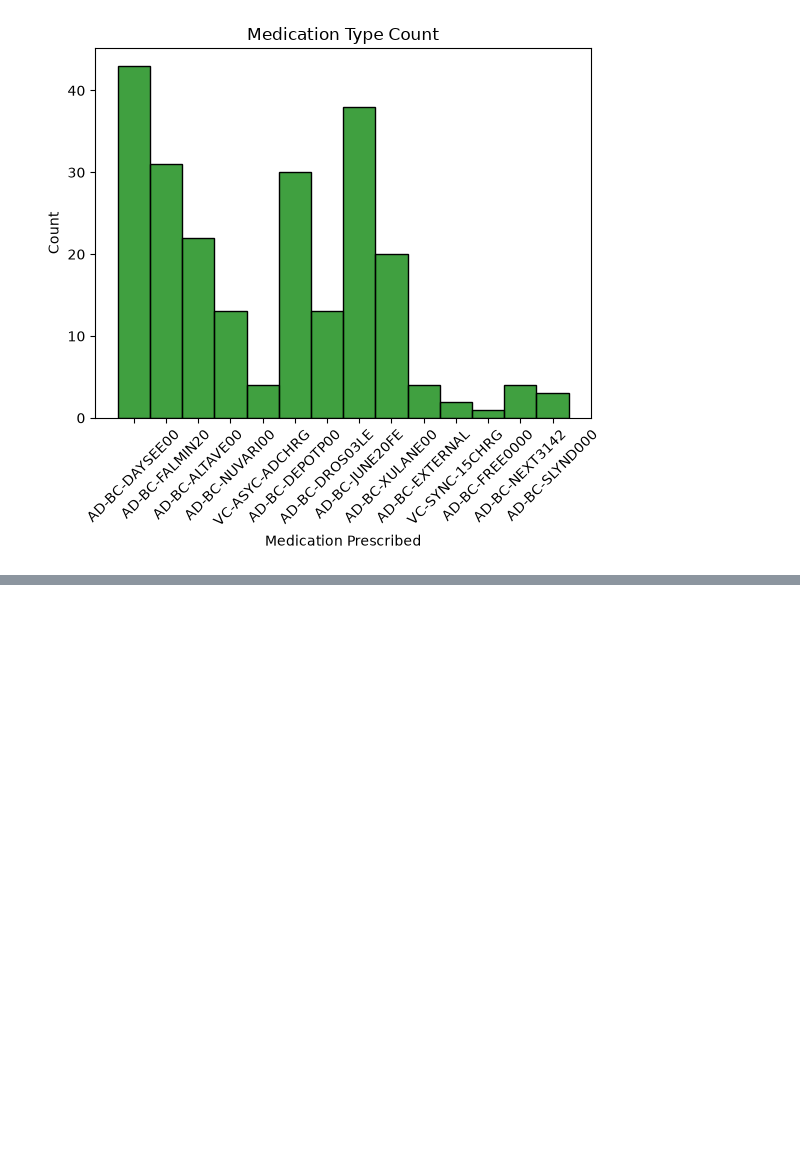
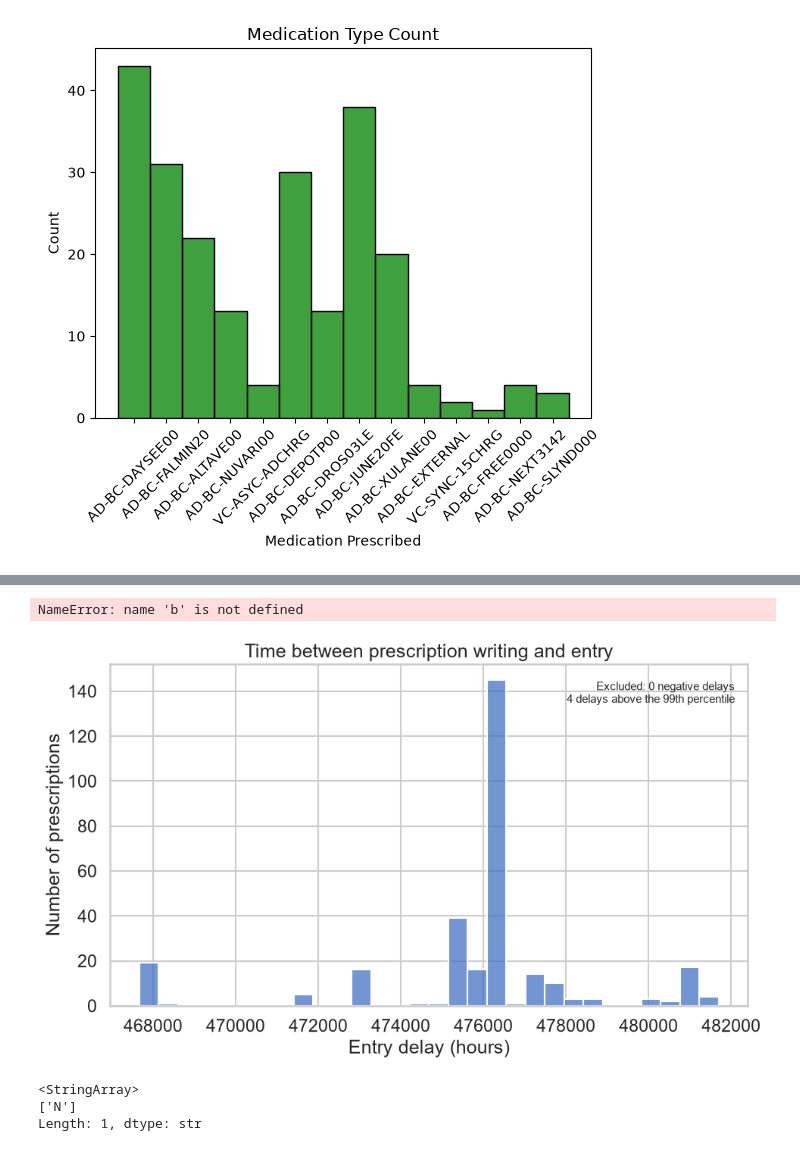
Before and after one commit to BlueMarginalist/DIIG-F26-Adyn, a Jupyter notebook: morgan/prescription_journey.ipynb, the cells around one changed output, grey strips where cells are left out. Cells and saved outputs as stored; diff of their text form; code cells hidden in the pictures; blank space fills up the shorter version.

```diff
--- a/morgan/prescription_journey.ipynb
+++ b/morgan/prescription_journey.ipynb
@@ -550,0 +648,45 @@ plt.show()
+# %%
+b
+# %% [output]
+NameError: name 'b' is not defined
+# %%
+positive = plot_df.loc[plot_df["delay_hours"] >= 0].copy()
+cutoff = positive["delay_hours"].quantile(0.99)
+
+fig, ax = plt.subplots(figsize=(10, 6))
+
+sns.histplot(
+    data=positive.loc[positive["delay_hours"] <= cutoff],
+    x="delay_hours",
+    bins=30,
+    color="#4472C4",
+    ax=ax
+)
+
+ax.set(
+    title="Time between prescription writing and entry",
+    xlabel="Entry delay (hours)",
+    ylabel="Number of prescriptions"
+)
+
+excluded = (plot_df["delay_hours"] < 0).sum()
+long_delays = (positive["delay_hours"] > cutoff).sum()
+ax.text(
+    0.98, 0.95,
+    f"Excluded: {excluded:,} negative delays\n"
+    f"{long_delays:,} delays above the 99th percentile",
+    transform=ax.transAxes,
+    ha="right", va="top", fontsize=11
+)
+
+fig.tight_layout()
+plt.show()
+# %% [output]
+[figure, added]
+# %%
+#investigate auto refill
+rx_written['auto_refill'].unique()
+# %% [output]
+<StringArray>
+['N']
+Length: 1, dtype: str
```
Also changed, not shown: parts of 34 cells of this notebook, 9 other files.
